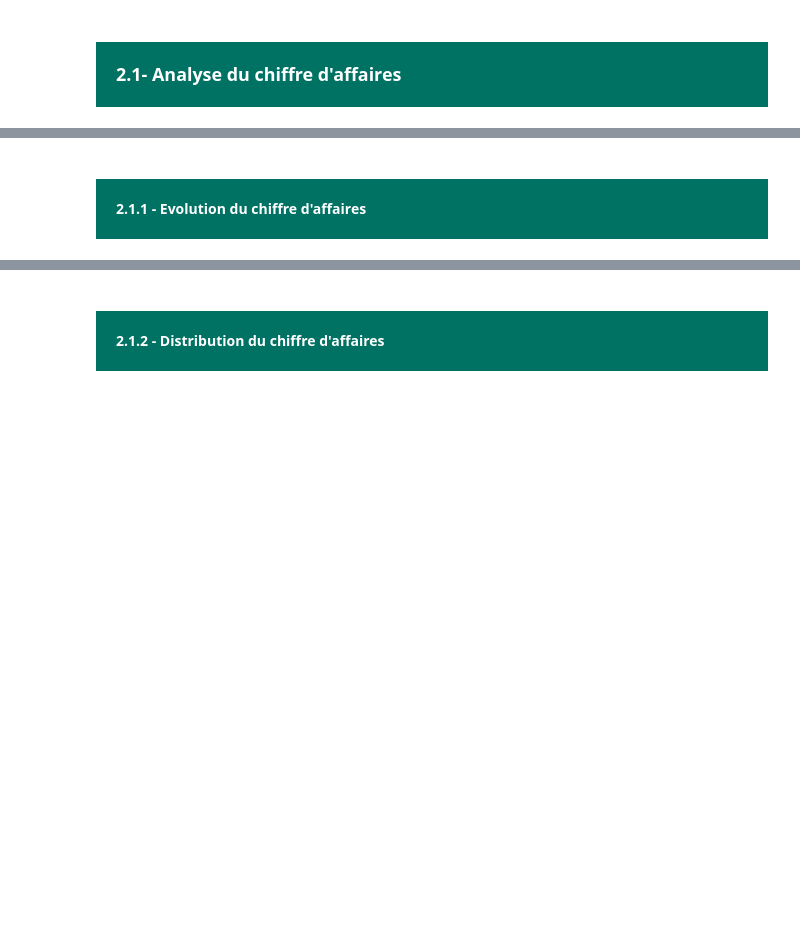
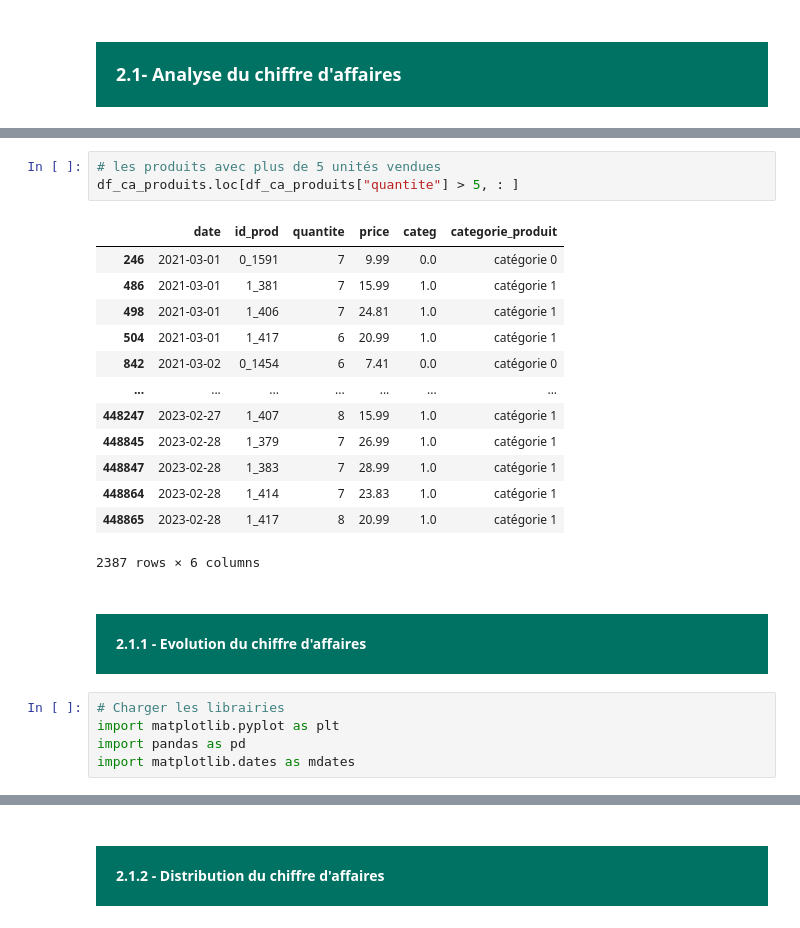
Before and after one commit to Obama19/Projets-individuels-Openclassrooms, a Jupyter notebook: Analyse des ventes d une librairie/P9 VF.ipynb, the cells around one changed output, grey strips where cells are left out. Saved outputs shown, nothing was run; the diff lists cells and outputs as text; blank space fills up the shorter version.

```diff
--- a/Analyse des ventes d une librairie/P9 VF.ipynb
+++ b/Analyse des ventes d une librairie/P9 VF.ipynb
@@ -480,2 +496,24 @@ df_prod
+# %%
+# les produits avec plus de 5 unités vendues
+df_ca_produits.loc[df_ca_produits["quantite"] > 5, : ]
+# %% [output]
+|  | date | id_prod | quantite | price | categ | categorie_produit |
+| 246 | 2021-03-01 | 0_1591 | 7 | 9.99 | 0.0 | catégorie 0 |
+| 486 | 2021-03-01 | 1_381 | 7 | 15.99 | 1.0 | catégorie 1 |
+| 498 | 2021-03-01 | 1_406 | 7 | 24.81 | 1.0 | catégorie 1 |
+| 504 | 2021-03-01 | 1_417 | 6 | 20.99 | 1.0 | catégorie 1 |
+| 842 | 2021-03-02 | 0_1454 | 6 | 7.41 | 0.0 | catégorie 0 |
+| ... | ... | ... | ... | ... | ... | ... |
+| 448247 | 2023-02-27 | 1_407 | 8 | 15.99 | 1.0 | catégorie 1 |
+| 448845 | 2023-02-28 | 1_379 | 7 | 26.99 | 1.0 | catégorie 1 |
+| 448847 | 2023-02-28 | 1_383 | 7 | 28.99 | 1.0 | catégorie 1 |
+| 448864 | 2023-02-28 | 1_414 | 7 | 23.83 | 1.0 | catégorie 1 |
+| 448865 | 2023-02-28 | 1_417 | 8 | 20.99 | 1.0 | catégorie 1 |
+2387 rows × 6 columns
 # %% [markdown]
 <h4 style="margin: auto; padding: 20px; color:#fff; background-color: RGB(0,114,100) "> 2.1.1 - Evolution du chiffre d'affaires </h4>
+# %%
+# Charger les librairies
+import matplotlib.pyplot as plt
+import pandas as pd
+import matplotlib.dates as mdates
```
Also changed, not shown: parts of 13 cells of this notebook.
